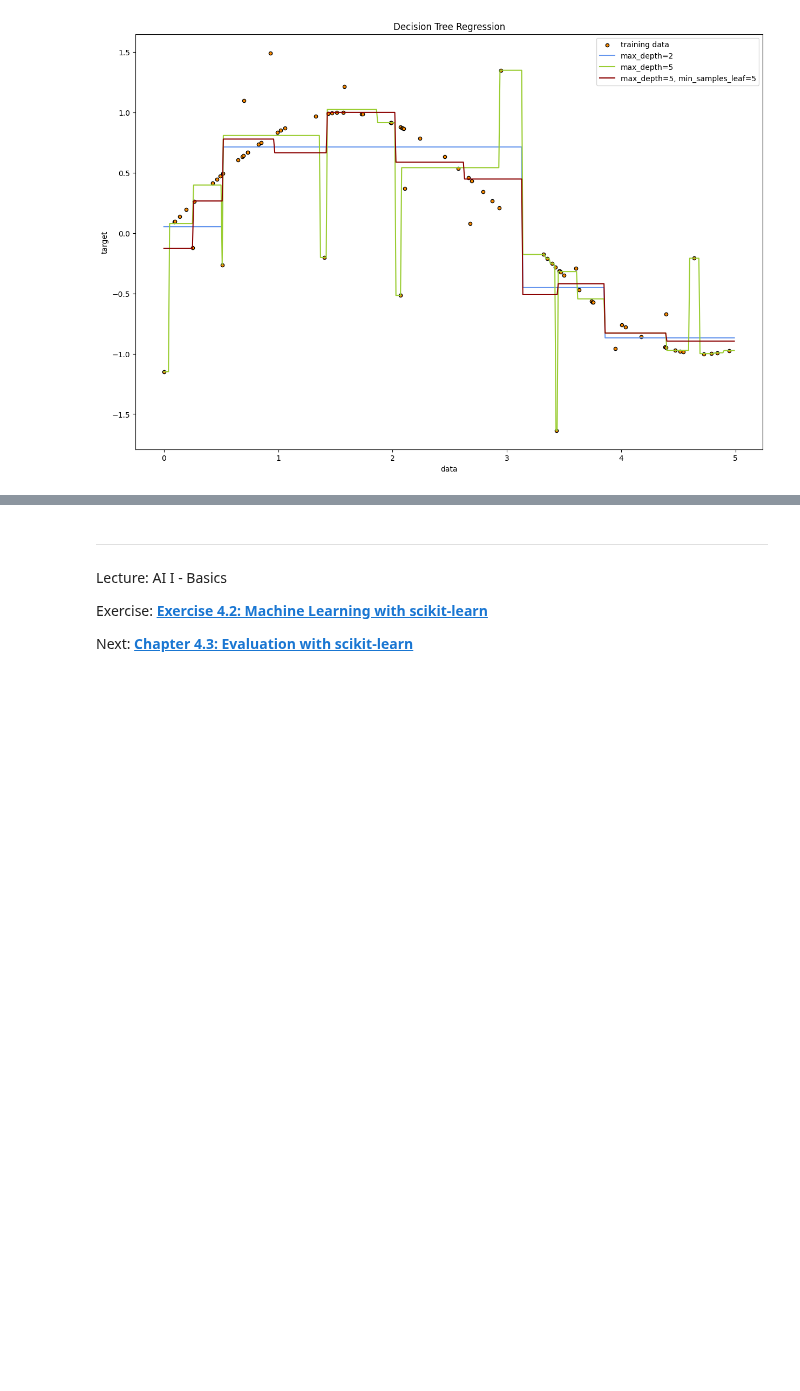
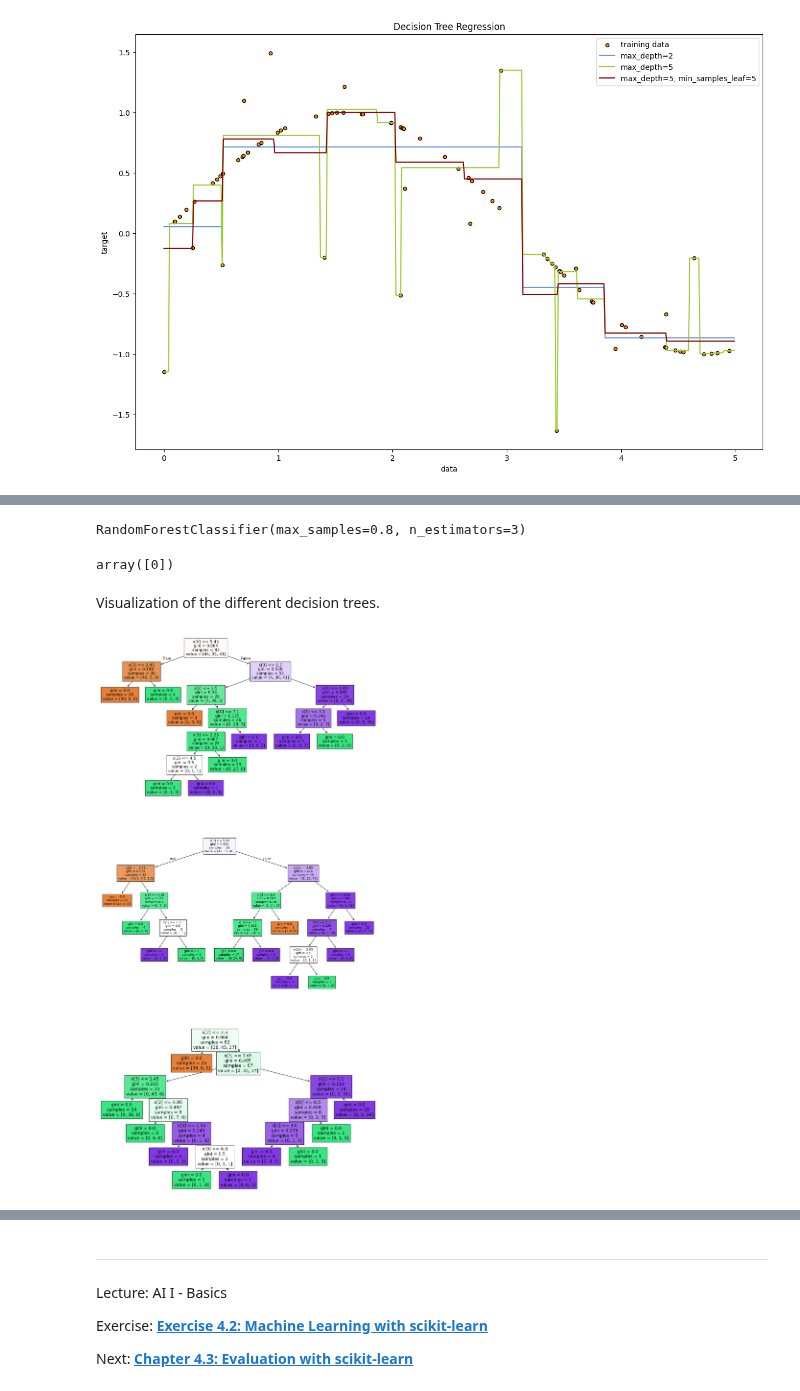
Before and after one commit to iLuckyW/lecture-ai-basics, a Jupyter notebook: chapter/04_ml/02_machine_learning.ipynb, the cells around one changed output, grey strips where cells are left out. Drawn from its saved outputs; the diff is of its cells as text; code cells hidden in the pictures; blank space fills up the shorter version.

```diff
--- a/chapter/04_ml/02_machine_learning.ipynb
+++ b/chapter/04_ml/02_machine_learning.ipynb
@@ -148,0 +156,20 @@ fig.show()
+# %%
+from sklearn.ensemble import RandomForestClassifier
+
+# construct a random forest with 3 trees and each tree is trained with maximal 80% of the data
+random_forest = RandomForestClassifier(n_estimators=3, max_samples=0.8).fit(iris.data, iris.target)
+random_forest
+# %% [output]
+RandomForestClassifier(max_samples=0.8, n_estimators=3)
+# %%
+random_forest.predict([[5.1 , 3.4, 1.3, 0.3]])
+# %% [output]
+array([0])
+# %% [markdown]
+Visualization of the different decision trees.
+# %%
+fig, (ax1, ax2, ax3) = plt.subplots(3, figsize=(15, 30))
+for axis, dt in zip((ax1, ax2, ax3), random_forest.estimators_):
+    _ = tree.plot_tree(dt, filled=True, ax=axis)
+# %% [output]
+[figure, added]
```
Also changed, not shown: parts of 2 cells of this notebook.
